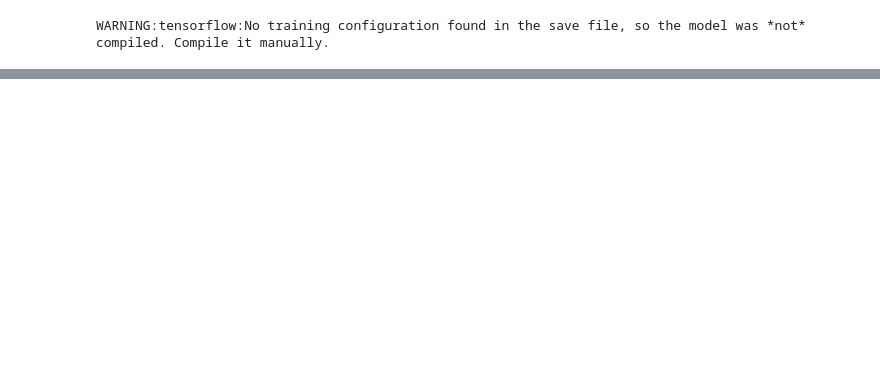
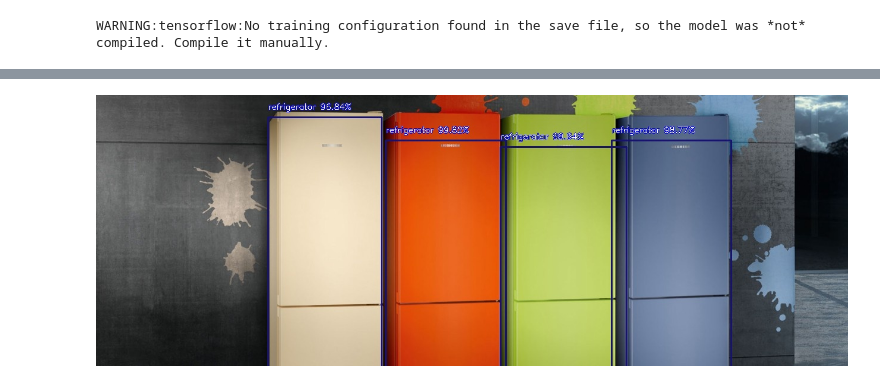
Before and after one commit to vladimirlabynko/CV_TEST, a Jupyter notebook: Images.ipynb, the cells around one changed output, grey strips where cells are left out. Saved outputs shown, nothing was run; the diff lists cells and outputs as text; code cells hidden in the pictures; blank space fills up the shorter version.

```diff
--- a/Images.ipynb
+++ b/Images.ipynb
@@ -76,0 +111,4 @@ det.loadModel()
+# %%
+Image("/content/gdrive/MyDrive/ref(yolo).jpeg")
+# %% [output]
+[figure, added]
```
Also changed, not shown: parts of 19 cells of this notebook.
